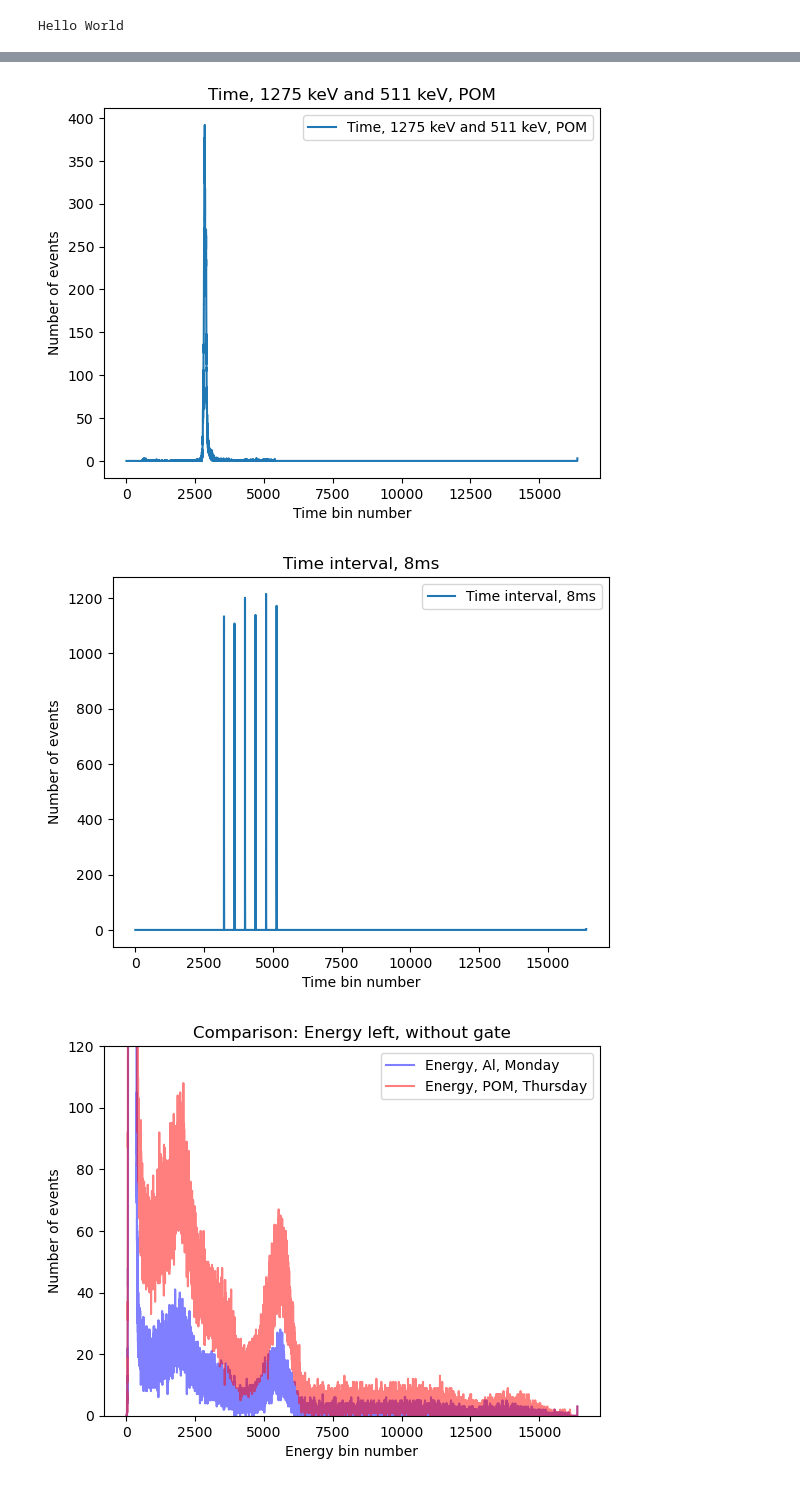
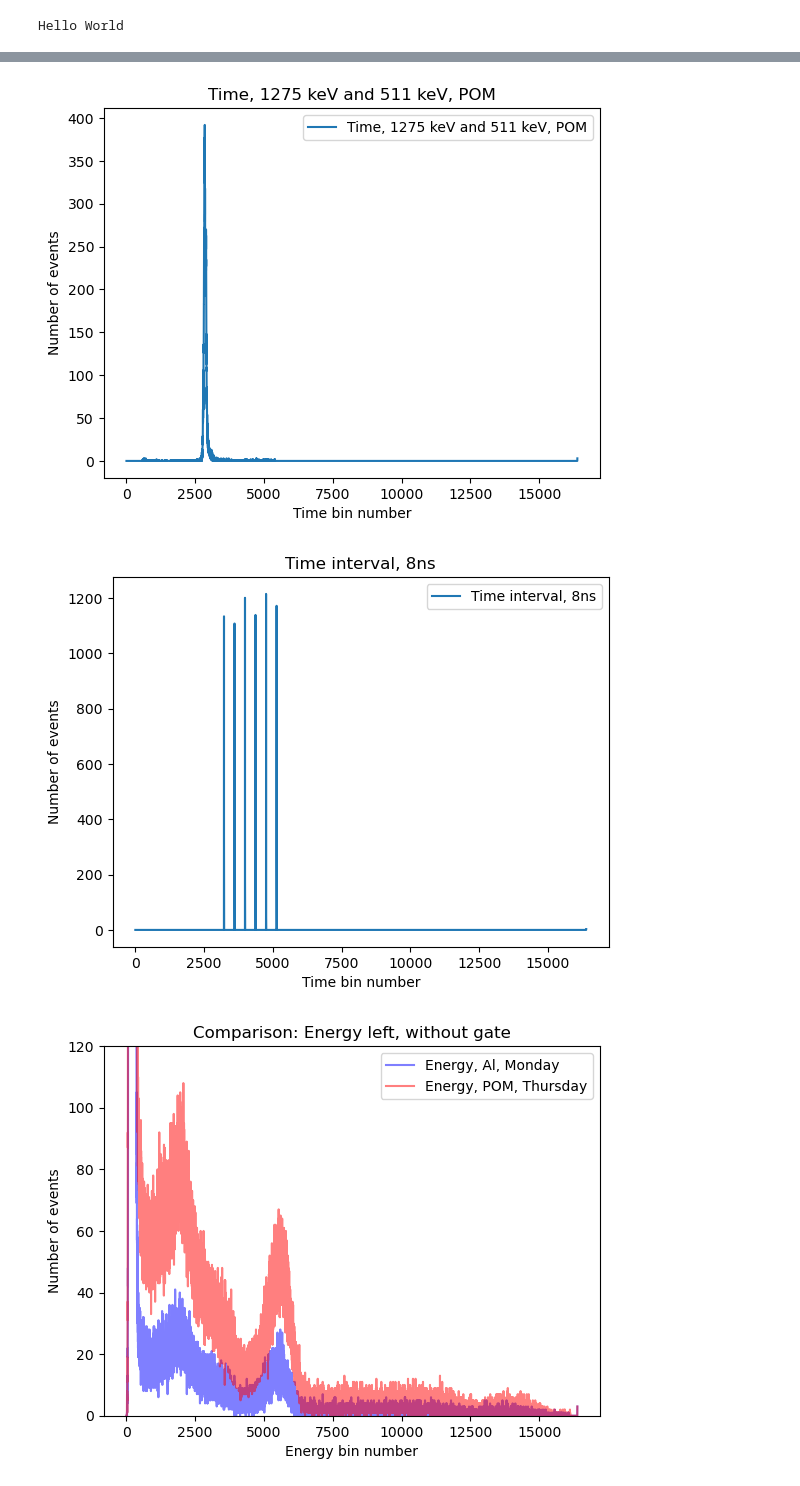
Before and after one commit to Royeth-Boss/KT-1-Lab-Positronium, a Jupyter notebook: Fits_and_plots.ipynb, the cells around one changed output, grey strips where cells are left out. Drawn from its saved outputs; the diff is of its cells as text; code cells hidden in the pictures.

```diff
--- a/Fits_and_plots.ipynb
+++ b/Fits_and_plots.ipynb
@@ -281,37 +281,37 @@ plt.close()
 filepath = "Thursday_time interval_nogate.Spe"
 
 raw_data_lines = read_spe_integers(filepath)
 clean_data = cleanup_spe_file(raw_data_lines)
-data_time_interval_8ms = clean_data
+data_time_interval_8ns = clean_data
 
 # Create histogram
-plt.plot(data_time_interval_8ms, label="Time interval, 8ms")
+plt.plot(data_time_interval_8ns, label="Time interval, 8ns")
 
-plt.title("Time interval, 8ms")
+plt.title("Time interval, 8ns")
 plt.xlabel("Time bin number")
 plt.ylabel("Number of events")
 
 plt.legend()
 # plt.ylim(0,)
 
 plt.show()
 
 plt.close()
 
 #
 # %% [output]
 [figure]
 [figure]
 [figure]
 [figure]
 [figure]
 [figure]
 [figure]
 [figure]
 [figure]
 [figure]
 [figure]
-[figure, old version]
+[figure, new version]
 # %%
 # We start creating the plots needed for the report: here the energy plots
 
```
Also changed, not shown: parts of 3 cells of this notebook.
